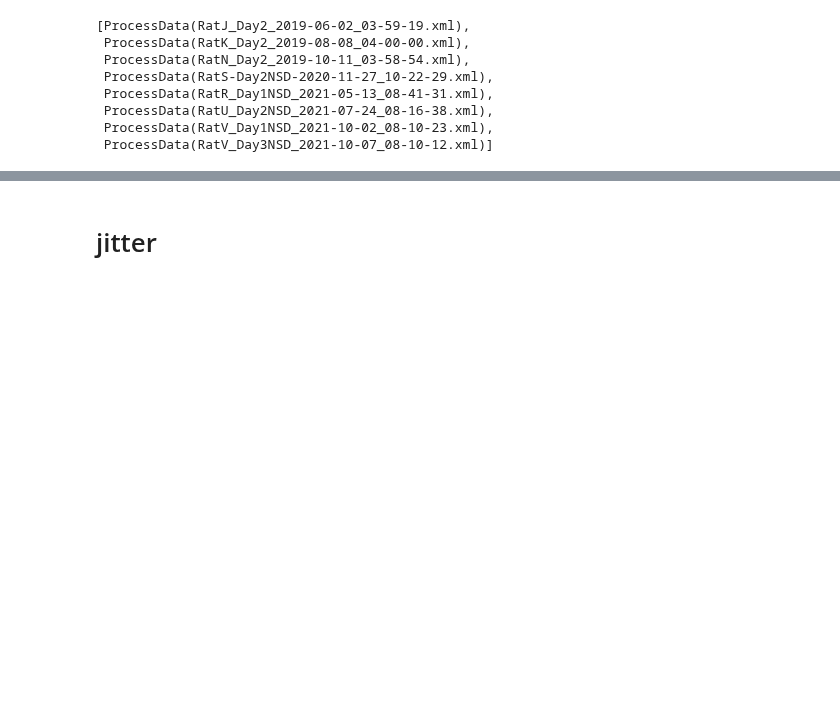
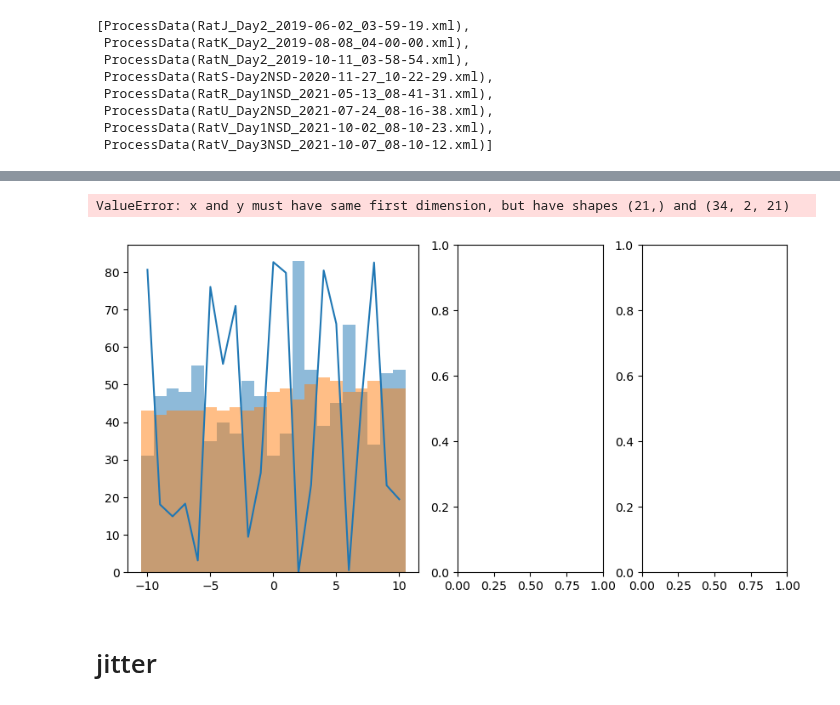
Before and after one commit to selina-lii/NeuroPy, a Jupyter notebook: notebooks/data_explore_selin.ipynb, the cells around one changed output, grey strips where cells are left out. Saved outputs shown, nothing was run; the diff lists cells and outputs as text; code cells hidden in the pictures; blank space fills up the shorter version.

```diff
--- a/notebooks/data_explore_selin.ipynb
+++ b/notebooks/data_explore_selin.ipynb
@@ -476,0 +212,18 @@ SLEEP2: E/I = 8 / 23
+# %%
+k=x['RatU_Day2NSD']['E']['pyr','pyr'][0]
+coords=k['ids']
+s=np.argsort(coords[:,1])
+coords=coords[s]
+ccg=k['ccg'][s]
+pvals=k['pval'][s]
+pred=k['pred'][s]
+frates = k['neurons']['frates']
+uniqids = k['neurons']['ids']
+neurons = x['RatU_Day2NSD']['neurons']
+keys, inv = np.unique(coords[:,1], return_inverse=True)
+jitter_inputs = [coords[inv==i,0].tolist()+[k] for i,k in enumerate(keys)]
+# %%
+# group by target neuron, return list of inputs properly formatted for add_jitter()
+jitter_significances=[]
+for inds in jitter_inputs:
+    jitter_significances.append(msconn.ccg_jitter(neurons,inds,use_cupy=True,njitter=10,symmetrize_mode='odd')[2])
@@ -476,0 +242,2 @@ SLEEP2: E/I = 8 / 23
+# %%
+jitter_significances = np.array([[v, g[-1]] for g in jitter_significances for v in g[:-1]])
@@ -477,3 +266,42 @@ SLEEP2: E/I = 8 / 23
+# %%
+cds=coords#[np.random.random_integers(0,coords.shape[0]-1,5)]
+def plot_ccg_eranconv(ccgs, window_size, bin_size, inds, pvals, pred, jitter_sigs, uniqids, frates, mode='even'):
+    # example result - submillisecond synchrony
+    window_size*=1e3
+    bin_size*=1e3
+    for (x,y),ccg, prd,pval in zip(inds, ccgs, pred, pvals):
+        fig, axs = plt.subplots(1,3,figsize=(10,5),gridspec_kw={'width_ratios':[2,1,1]})
+        # generating even-numbered bins
+        if mode=='even':
+            bins = np.arange(-window_size / 2-bin_size, window_size / 2+bin_size/2, bin_size)+bin_size/2
+        else:
+            bins = np.arange(-window_size / 2, window_size / 2+bin_size, bin_size)
+        ax=axs[0]
+        ax.bar(bins, ccg, width=bin_size,alpha=0.5,label="ccg")
+        ax.bar(bins, prd, width=bin_size,alpha=0.5,label='ccg-smooth')
+        ax.plot(bins, pval*np.max(ccg), label='p')
+        ax.plot(bins, jitter_sigs*np.max(ccg),label='j-significance')
+        ax.set_xlabel("Time (millisecond)")
+        ax.set_ylabel("Count")
+        ax.set_title(f"CCG, neuron_inds=[{x},{y}]")
+        ax.legend()
+        sns.despine(ax=ax)
+        xx,yy=np.where(uniqids==x)[0][0],np.where(uniqids==y)[0][0]
+        ax=axs[1]
+        ax.imshow(neurons.waveforms[x].astype(float))
+        ax.set_title(f"ref: {neurons.neuron_type[x]}{x}")
+        ax.set_xlabel(f"{neurons.firing_rate[x]:.2f}Hz all | {frates[xx]:.2f}Hz sleep")
+        ax=axs[2]
+        ax.imshow(neurons.waveforms[y].astype(float))
+        ax.set_title(f"target: {neurons.neuron_type[y]}{y}")
+        ax.set_xlabel(f"{neurons.firing_rate[y]:.2f}Hz all | {frates[yy]:.2f}Hz sleep")
+        fig.savefig(f"/home/selinali/Documents/NeuroPy/images/ccg_plots/ccg-{x}-{y}.png")
+        fig.tight_layout()
+        plt.close(fig)
+plot_ccg_eranconv(ccg,window_size=window_size,pvals=pvals,pred=pred,bin_size=bin_size,inds=cds,uniqids=uniqids,frates=frates,jitter_sigs=jitter_significances.astype(int),mode='odd')
+# %% [output]
+ValueError: x and y must have same first dimension, but have shapes (21,) and (34, 2, 21)
+[figure, added]
 # %% [markdown]
 # jitter
 # %%
```
Also changed, not shown: parts of 29 cells of this notebook, 51 other files.
